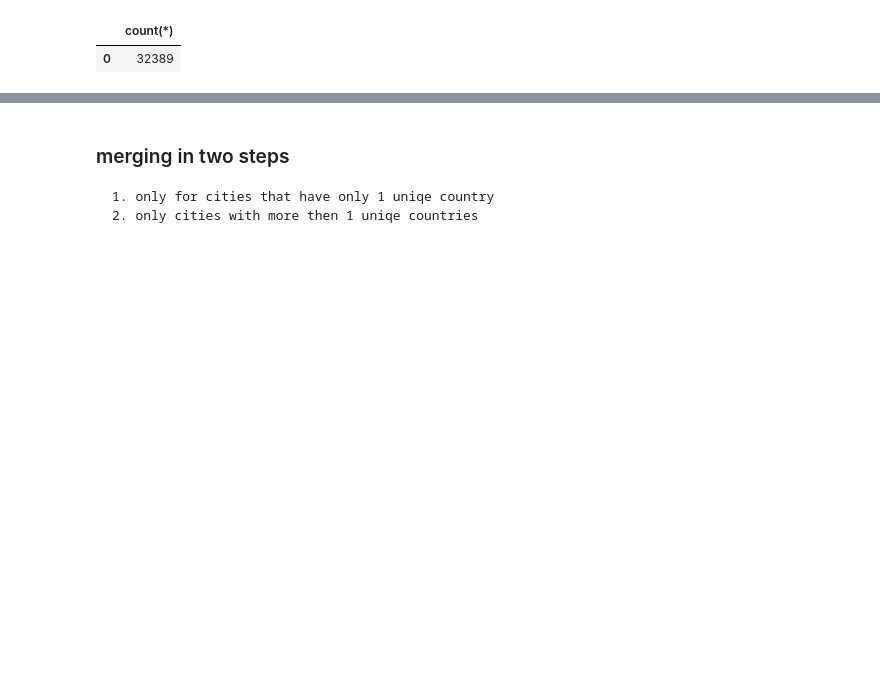
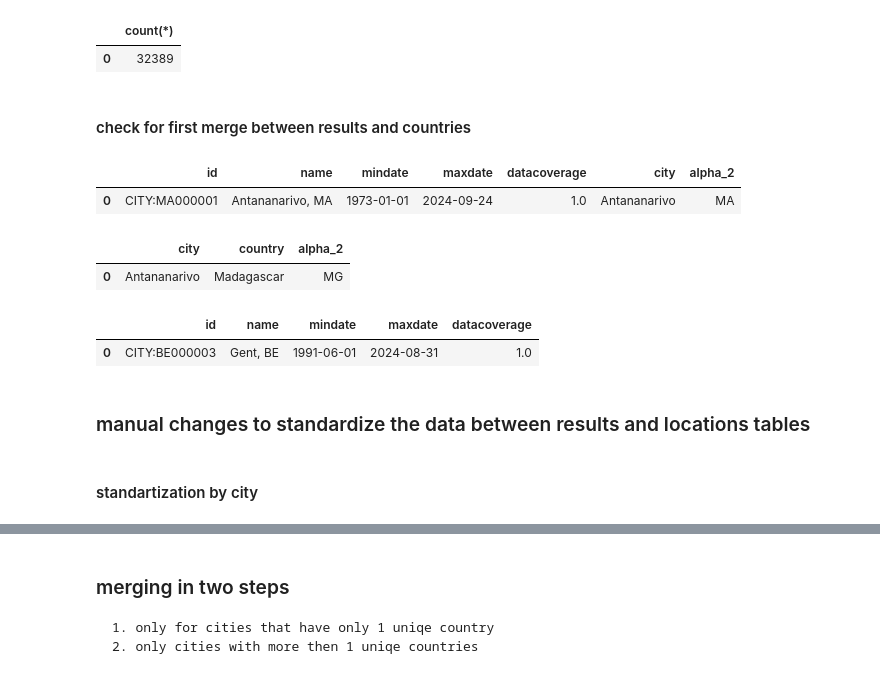
Before and after one commit to Mark-Rozenberg/Foobal-Climate, a Jupyter notebook: climate.ipynb, the cells around one changed output, grey strips where cells are left out. Saved outputs shown, nothing was run; the diff lists cells and outputs as text; code cells hidden in the pictures; blank space fills up the shorter version.

```diff
--- a/climate.ipynb
+++ b/climate.ipynb
@@ -21,3 +21,5 @@ where city in(select SUBSTR(name, 1, INSTR(name, ',') - 1) from locations)
 # %% [output]
 |  | count(*) |
 | 0 | 32389 |
+# %% [markdown]
+#### check for first merge between results and countries
@@ -23,0 +42,21 @@ where city in(select SUBSTR(name, 1, INSTR(name, ',') - 1) from locations)
+# %%
+pd.read_sql_query('''
+SELECT *
+FROM locations
+where name like '%Antananarivo%'
+-- where alpha_2 = 'IL'
+limit 10
+''', conn)
+# %% [output]
+|  | id | name | mindate | maxdate | datacoverage | city | alpha_2 |
+| 0 | CITY:MA000001 | Antananarivo, MA | 1973-01-01 | 2024-09-24 | 1.0 | Antananarivo | MA |
+# %%
+pd.read_sql_query('''
+SELECT distinct city, country, alpha_2
+FROM results
+where city like '%Antananarivo%'
+limit 3
+''', conn)
+# %% [output]
+|  | city | country | alpha_2 |
+| 0 | Antananarivo | Madagascar | MG |
@@ -23,0 +70,13 @@ where city in(select SUBSTR(name, 1, INSTR(name, ',') - 1) from locations)
+# %%
+titi = pd.read_sql_query('''
+SELECT *
+from locations
+where id = 'CITY:BE000003'
+limit 3
+''', conn)
+titi
+# %% [output]
+|  | id | name | mindate | maxdate | datacoverage |
+| 0 | CITY:BE000003 | Gent, BE | 1991-06-01 | 2024-08-31 | 1.0 |
+# %% [markdown]
+### manual changes to standardize the data between results and locations tables
@@ -23,0 +120,2 @@ where city in(select SUBSTR(name, 1, INSTR(name, ',') - 1) from locations)
+# %% [markdown]
+#### standartization by city
```
Also changed, not shown: parts of 19 cells of this notebook, 5 other files.
